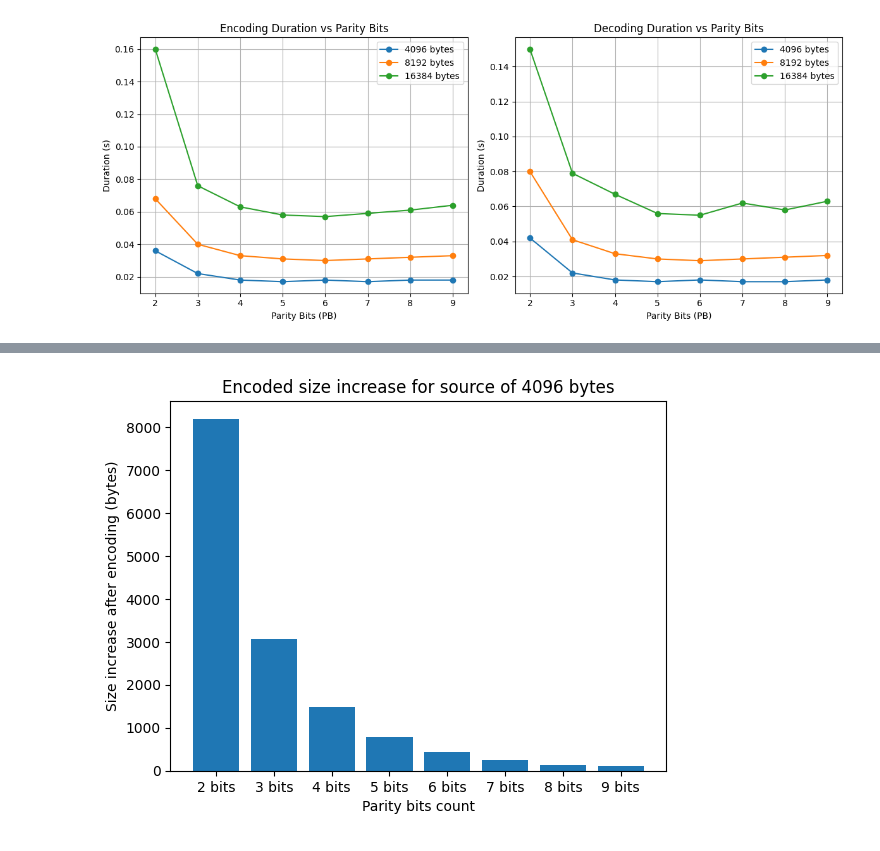
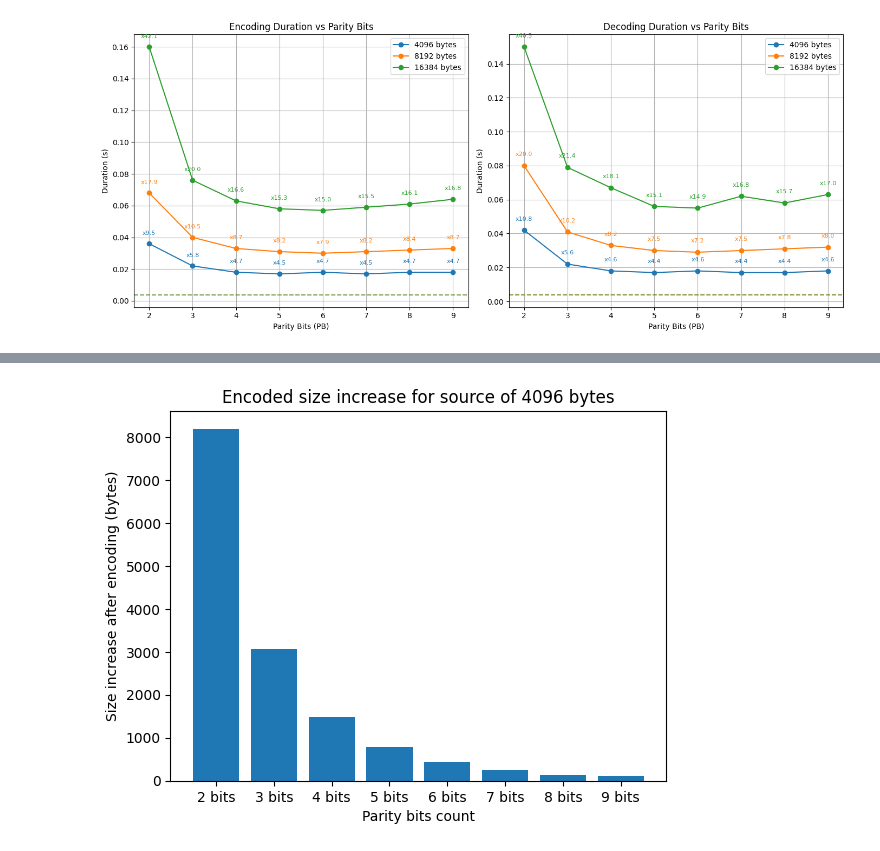
Before and after one commit to j1sk1ss/CDBMS_ICDE2026, a Jupyter notebook: CDBMS.ipynb, the cells around one changed output, grey strips where cells are left out. Cells and saved outputs as stored; diff of their text form; code cells hidden in the pictures.

```diff
--- a/CDBMS.ipynb
+++ b/CDBMS.ipynb
@@ -3,45 +3,61 @@ import pandas as pd
 import matplotlib.pyplot as plt
 
 data_enc = {
-    "PB":    [ 2, 3, 4, 5, 6, 7, 8, 9 ],
-    "4096":  [ 0.036, 0.022, 0.018, 0.017, 0.018, 0.017, 0.018, 0.018 ],
-    "8192":  [ 0.068, 0.040, 0.033, 0.031, 0.030, 0.031, 0.032, 0.033 ],
-    "16384": [ 0.160, 0.076, 0.063, 0.058, 0.057, 0.059, 0.061, 0.064 ]
+    "PB":    [0, 2, 3, 4, 5, 6, 7, 8, 9],
+    "4096":  [0.0038, 0.036, 0.022, 0.018, 0.017, 0.018, 0.017, 0.018, 0.018],
+    "8192":  [0.0038, 0.068, 0.040, 0.033, 0.031, 0.030, 0.031, 0.032, 0.033],
+    "16384": [0.0038, 0.160, 0.076, 0.063, 0.058, 0.057, 0.059, 0.061, 0.064]
 }
 
 data_dec = {
-    "PB":    [ 2, 3, 4, 5, 6, 7, 8, 9 ],
-    "4096":  [ 0.042, 0.022, 0.018, 0.017, 0.018, 0.017, 0.017, 0.018 ],
-    "8192":  [ 0.080, 0.041, 0.033, 0.030, 0.029, 0.030, 0.031, 0.032 ],
-    "16384": [ 0.150, 0.079, 0.067, 0.056, 0.055, 0.062, 0.058, 0.063 ]
+    "PB":    [0, 2, 3, 4, 5, 6, 7, 8, 9],
+    "4096":  [0.0039, 0.042, 0.022, 0.018, 0.017, 0.018, 0.017, 0.017, 0.018],
+    "8192":  [0.004, 0.080, 0.041, 0.033, 0.030, 0.029, 0.030, 0.031, 0.032],
+    "16384": [0.0037, 0.150, 0.079, 0.067, 0.056, 0.055, 0.062, 0.058, 0.063]
 }
 
 df_enc = pd.DataFrame(data_enc)
 df_dec = pd.DataFrame(data_dec)
 
-plt.figure(figsize=(12, 5))
+plt.figure(figsize=(14, 6))
 
+# ======== ENCODING ========
 plt.subplot(1, 2, 1)
 for size in ["4096", "8192", "16384"]:
-    plt.plot(df_enc["PB"], df_enc[size], marker="o", label=f"{size} bytes")
+    baseline = df_enc[size][0]
+    plt.plot(df_enc["PB"][1:], df_enc[size][1:], marker="o", label=f"{size} bytes")
+    plt.axhline(y=baseline, color=plt.gca().lines[-1].get_color(), linestyle="--", alpha=0.5)
+
+    for pb, val in zip(df_enc["PB"][1:], df_enc[size][1:]):
+        # plt.plot([pb, pb], [baseline, val], color=plt.gca().lines[-1].get_color(), linestyle=":", alpha=0.6)
+        ratio = val / baseline
+        plt.text(pb, val + .005, f"x{ratio:.1f}", ha="center", va="bottom", fontsize=8, color=plt.gca().lines[-1].get_color())
 
 plt.title("Encoding Duration vs Parity Bits")
 plt.xlabel("Parity Bits (PB)")
 plt.ylabel("Duration (s)")
 plt.legend()
 plt.grid(True)
 
+# ======== DECODING ========
 plt.subplot(1, 2, 2)
 for size in ["4096", "8192", "16384"]:
-    plt.plot(df_dec["PB"], df_dec[size], marker="o", label=f"{size} bytes")
+    baseline = df_dec[size][0]
+    plt.plot(df_dec["PB"][1:], df_dec[size][1:], marker="o", label=f"{size} bytes")
+    plt.axhline(y=baseline, color=plt.gca().lines[-1].get_color(), linestyle="--", alpha=0.5)
+
+    for pb, val in zip(df_dec["PB"][1:], df_dec[size][1:]):
+        # plt.plot([pb, pb], [baseline, val], color=plt.gca().lines[-1].get_color(), linestyle=":", alpha=0.6)
+        ratio = val / baseline
+        plt.text(pb, val + .005, f"x{ratio:.1f}", ha="center", va="bottom", fontsize=8, color=plt.gca().lines[-1].get_color())
 
 plt.title("Decoding Duration vs Parity Bits")
 plt.xlabel("Parity Bits (PB)")
 plt.ylabel("Duration (s)")
 plt.legend()
 plt.grid(True)
 
 plt.tight_layout()
 plt.show()
 # %% [output]
-[figure, old version]
+[figure, new version]
```
Also changed, not shown: parts of 1 cell of this notebook, 3 other files.
